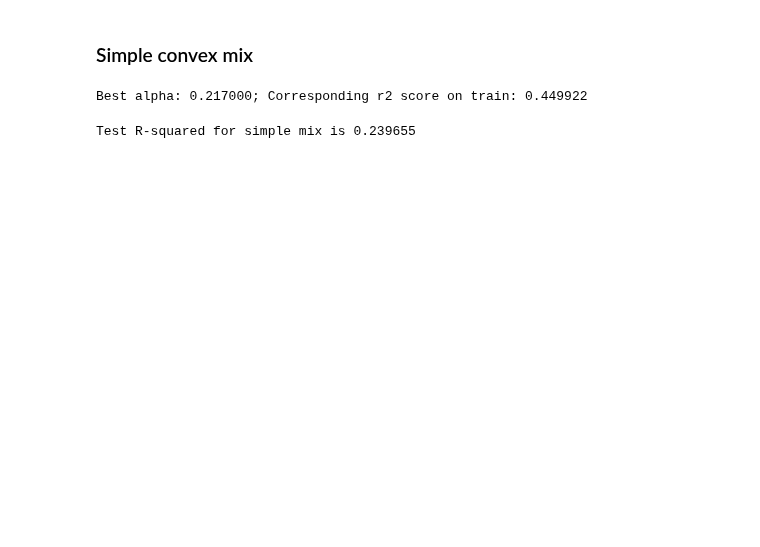
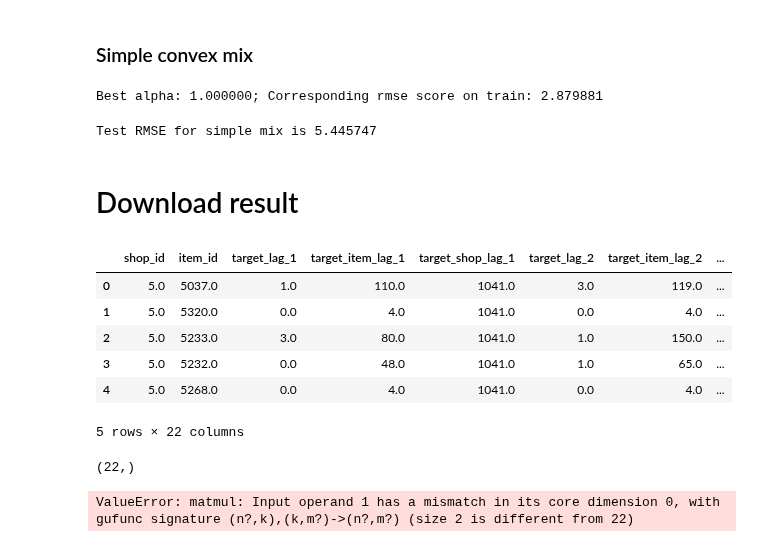
Before and after one commit to kryvokhyzha/examples-and-courses, a Jupyter notebook: How to Win a Data Science Competition/FinalProject/notebooks/main.ipynb, the cells around one changed output. Cells and saved outputs as stored; diff of their text form; code cells hidden in the pictures; blank space fills up the shorter version.

```diff
--- a/How to Win a Data Science Competition/FinalProject/notebooks/main.ipynb
+++ b/How to Win a Data Science Competition/FinalProject/notebooks/main.ipynb
@@ -948,0 +946,4 @@ X_train.drop(to_drop_cols, inplace=True, axis=1)
+# %%
+X_test = pd.merge(test_df, latest_records, on=['shop_id', 'item_id'], how='left', suffixes=['', '_'])
+# %%
+X_test = X_test[X_train.columns]
@@ -949,3 +952,27 @@ X_train.drop(to_drop_cols, inplace=True, axis=1)
+# %%
+sets = [X_train, X_val, X_test]
+
+# This was taking too long.
+# Replace missing values with the median of each item.
+# for dataset in sets:
+#     for item_id in dataset['item_id'].unique():
+#         for column in dataset.columns:
+#             item_median = dataset[(dataset['item_id'] == item_id)][column].median()
+#             dataset.loc[(dataset[column].isnull()) & (dataset['item_id'] == item_id), column] = item_median
+
+# Replace missing values with the median of each shop.
+for dataset in sets:
+    for shop_id in dataset['shop_id'].unique():
+        for column in dataset.columns:
+            shop_median = dataset[(dataset['shop_id'] == shop_id)][column].median()
+            dataset.loc[(dataset[column].isnull()) & (dataset['shop_id'] == shop_id), column] = shop_median
+
+# Fill remaining missing values on test set with mean.
+X_test.fillna(X_test.mean(), inplace=True)
+# %%
+X_train.drop(['item_category_id'], axis=1, inplace=True)
+X_val.drop(['item_category_id'], axis=1, inplace=True)
+X_test.drop(['item_category_id'], axis=1, inplace=True)
 # %% [markdown]
 # First level models
 # %% [markdown]
@@ -1063,18 +1094,20 @@ Test  R-squared for stacking is 0.229716
 # %%
 alphas_to_try = np.linspace(0, 1, 1001)
 
-r2_scores = np.array([r2_score(y_train_level2, np.dot(X_train_level2, [alpha, 1-alpha]))
+rmse_scores = np.array([np.sqrt(mean_squared_error(y_train_level2, np.dot(X_train_level2, [alpha, 1-alpha])))
                       for alpha in alphas_to_try])
-best_alpha = alphas_to_try[r2_scores.argmax()]
-r2_train_simple_mix = r2_scores.max()
+best_alpha = alphas_to_try[rmse_scores.argmax()]
+rmse_train_simple_mix = rmse_scores.max()
 
-print('Best alpha: %f; Corresponding r2 score on train: %f' % (best_alpha, r2_train_simple_mix))
+print('Best alpha: %f; Corresponding rmse score on train: %f' % (best_alpha, rmse_train_simple_mix))
 # %% [output]
-Best alpha: 0.217000; Corresponding r2 score on train: 0.449922
+Best alpha: 1.000000; Corresponding rmse score on train: 2.879881
 # %%
 test_preds = best_alpha * pred_lr + (1 - best_alpha) * pred_lgb
-r2_test_simple_mix = r2_score(y_test, test_preds)
+rmse_test_simple_mix = np.sqrt(mean_squared_error(y_test, test_preds))
 
-print('Test R-squared for simple mix is %f' % r2_test_simple_mix)
+print('Test RMSE for simple mix is %f' % rmse_test_simple_mix)
 # %% [output]
-Test R-squared for simple mix is 0.239655
+Test RMSE for simple mix is 5.445747
+# %% [markdown]
+# Download result
@@ -1080,0 +1116,19 @@ Test R-squared for simple mix is 0.239655
+# %%
+X_test.head()
+# %% [output]
+|  | shop_id | item_id | target_lag_1 | target_item_lag_1 | target_shop_lag_1 | target_lag_2 | target_item_lag_2 | ... |
+| 0 | 5.0 | 5037.0 | 1.0 | 110.0 | 1041.0 | 3.0 | 119.0 | ... |
+| 1 | 5.0 | 5320.0 | 0.0 | 4.0 | 1041.0 | 0.0 | 4.0 | ... |
+| 2 | 5.0 | 5233.0 | 3.0 | 80.0 | 1041.0 | 1.0 | 150.0 | ... |
+| 3 | 5.0 | 5232.0 | 0.0 | 48.0 | 1041.0 | 1.0 | 65.0 | ... |
+| 4 | 5.0 | 5268.0 | 0.0 | 4.0 | 1041.0 | 0.0 | 4.0 | ... |
+5 rows × 22 columns
+# %%
+X_train.columns.shape
+# %% [output]
+(22,)
+# %%
+pred_lgb_test = model.predict(X_test.values)
+pred_lr_test = lr.predict(X_test.values)
+# %% [output]
+ValueError: matmul: Input operand 1 has a mismatch in its core dimension 0, with gufunc signature (n?,k),(k,m?)->(n?,m?) (size 2 is different from 22)
```
Also changed, not shown: parts of 22 cells of this notebook.
